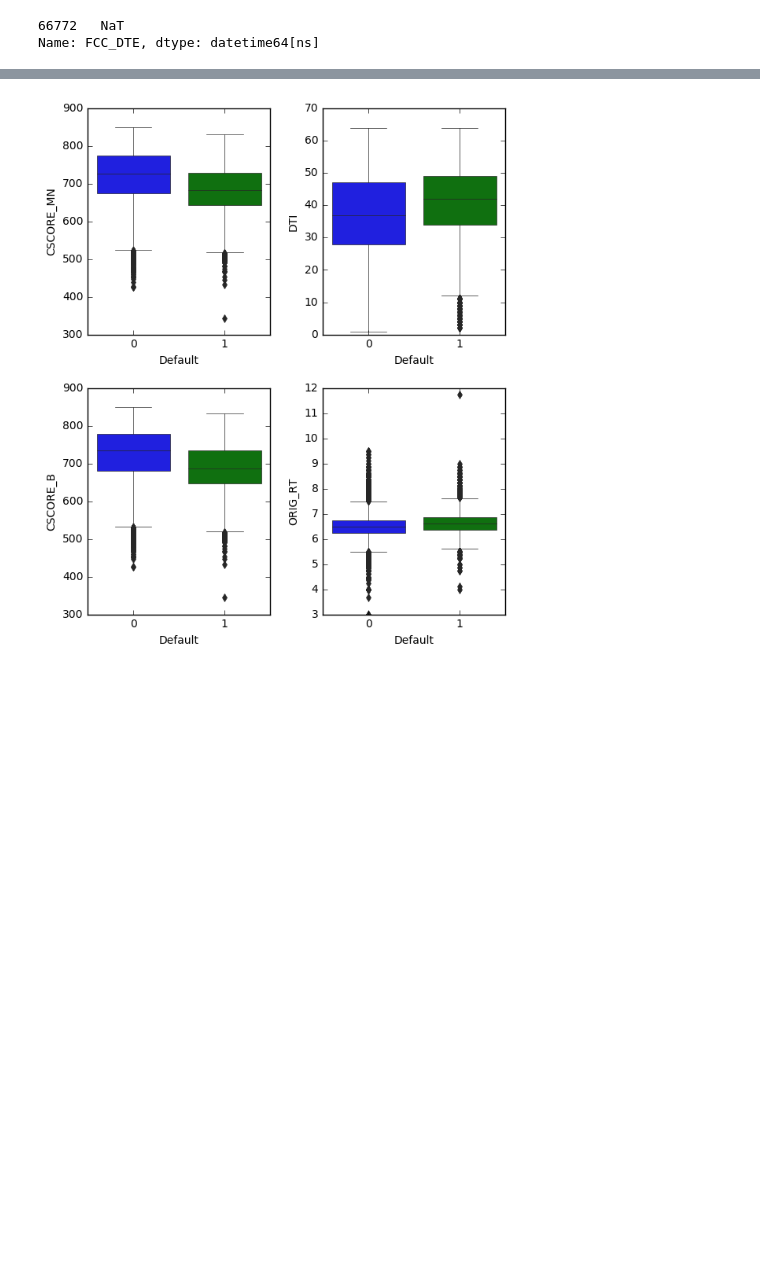
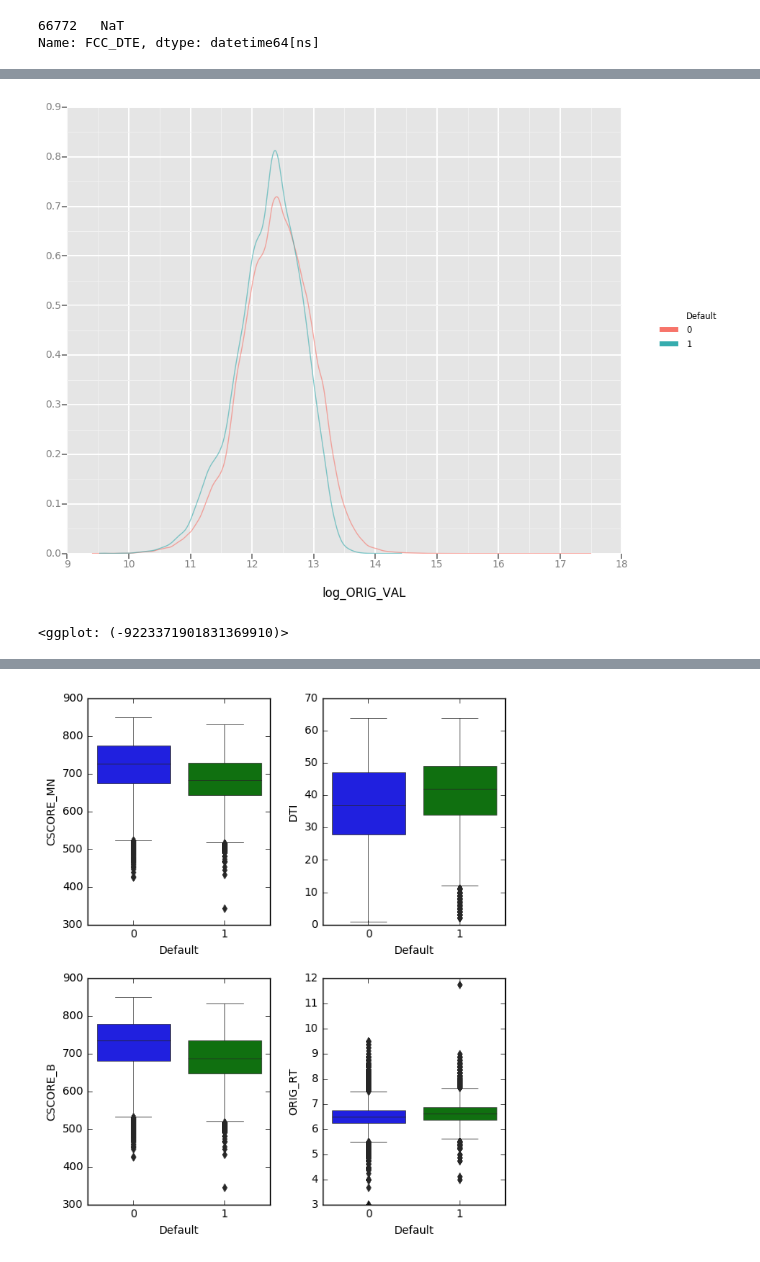
Before and after one commit to ferrarisf50/Fannie-Mae-single-family-mortgage-loan-data, a Jupyter notebook: Predict_default.ipynb, the cells around one changed output, grey strips where cells are left out. Drawn from its saved outputs; the diff is of its cells as text; code cells hidden in the pictures; blank space fills up the shorter version.

```diff
--- a/Predict_default.ipynb
+++ b/Predict_default.ipynb
@@ -284,0 +253,6 @@ test_rf["Fare"]=test_rf["Fare"].fillna(test_rf["Fare"].median())
+# %%
+ggplot(aes(x='log_ORIG_VAL',color='Default'),data=Combined_Data)+ \
+geom_density(alpha=0.6)
+# %% [output]
+[figure, added]
+<ggplot: (-9223371901831369910)>
```
Also changed, not shown: parts of 15 cells of this notebook.
